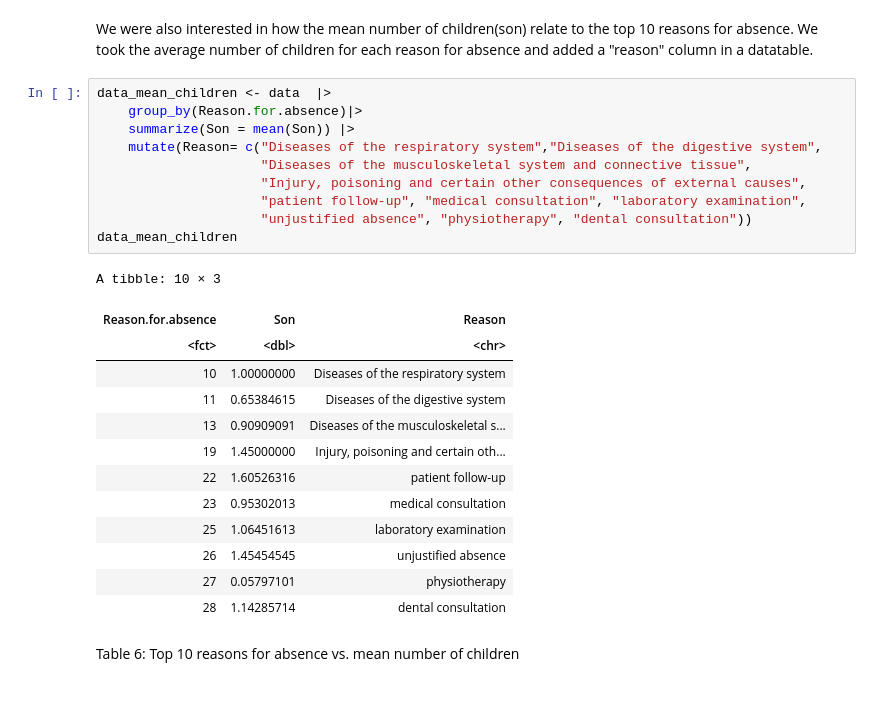
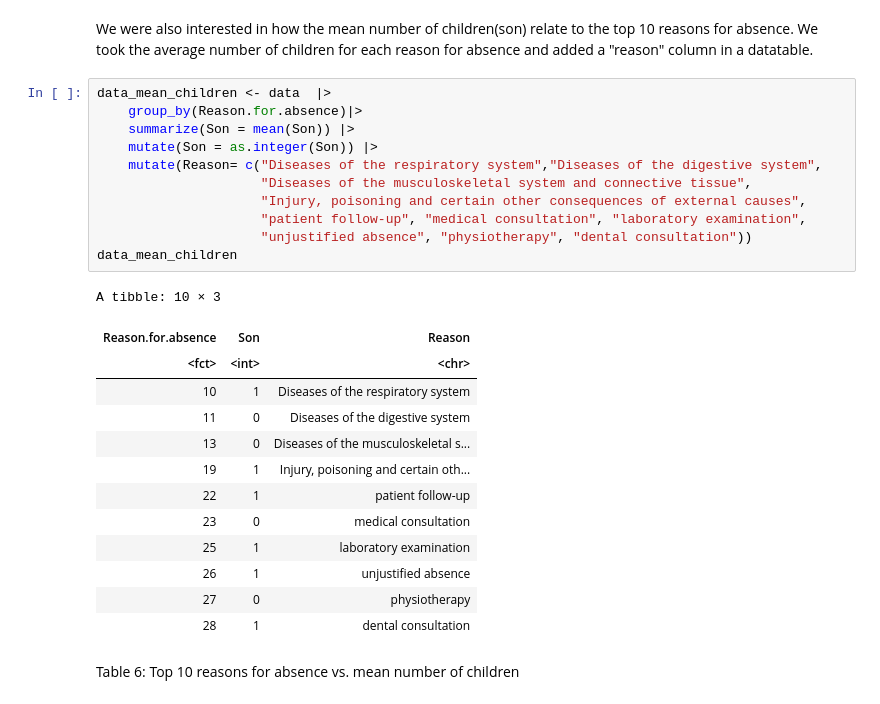
Before and after one commit to tim13246879/dsci-100-2022w1-group-87, a Jupyter notebook: Final_report.ipynb, the cells around one changed output. Cells and saved outputs as stored; diff of their text form.

```diff
--- a/Final_report.ipynb
+++ b/Final_report.ipynb
@@ -281,27 +281,28 @@ We were also interested in how the mean number of children(son) relate to the to
 # %%
 data_mean_children <- data  |>
     group_by(Reason.for.absence)|>
     summarize(Son = mean(Son)) |>
+    mutate(Son = as.integer(Son)) |>
     mutate(Reason= c("Diseases of the respiratory system","Diseases of the digestive system",
                      "Diseases of the musculoskeletal system and connective tissue",
                      "Injury, poisoning and certain other consequences of external causes",
                      "patient follow-up", "medical consultation", "laboratory examination",
                      "unjustified absence", "physiotherapy", "dental consultation"))
 data_mean_children
 # %% [output]
 A tibble: 10 × 3
 | Reason.for.absence | Son | Reason |
-| <fct> | <dbl> | <chr> |
-| 10 | 1.00000000 | Diseases of the respiratory system |
-| 11 | 0.65384615 | Diseases of the digestive system |
-| 13 | 0.90909091 | Diseases of the musculoskeletal s... |
-| 19 | 1.45000000 | Injury, poisoning and certain oth... |
-| 22 | 1.60526316 | patient follow-up |
-| 23 | 0.95302013 | medical consultation |
-| 25 | 1.06451613 | laboratory examination |
-| 26 | 1.45454545 | unjustified absence |
-| 27 | 0.05797101 | physiotherapy |
-| 28 | 1.14285714 | dental consultation |
+| <fct> | <int> | <chr> |
+| 10 | 1 | Diseases of the respiratory system |
+| 11 | 0 | Diseases of the digestive system |
+| 13 | 0 | Diseases of the musculoskeletal s... |
+| 19 | 1 | Injury, poisoning and certain oth... |
+| 22 | 1 | patient follow-up |
+| 23 | 0 | medical consultation |
+| 25 | 1 | laboratory examination |
+| 26 | 1 | unjustified absence |
+| 27 | 0 | physiotherapy |
+| 28 | 1 | dental consultation |
 # %% [markdown]
 Table 6: Top 10 reasons for absence vs. mean number of children
 # %% [markdown]
```
Also changed, not shown: parts of 4 cells of this notebook.
